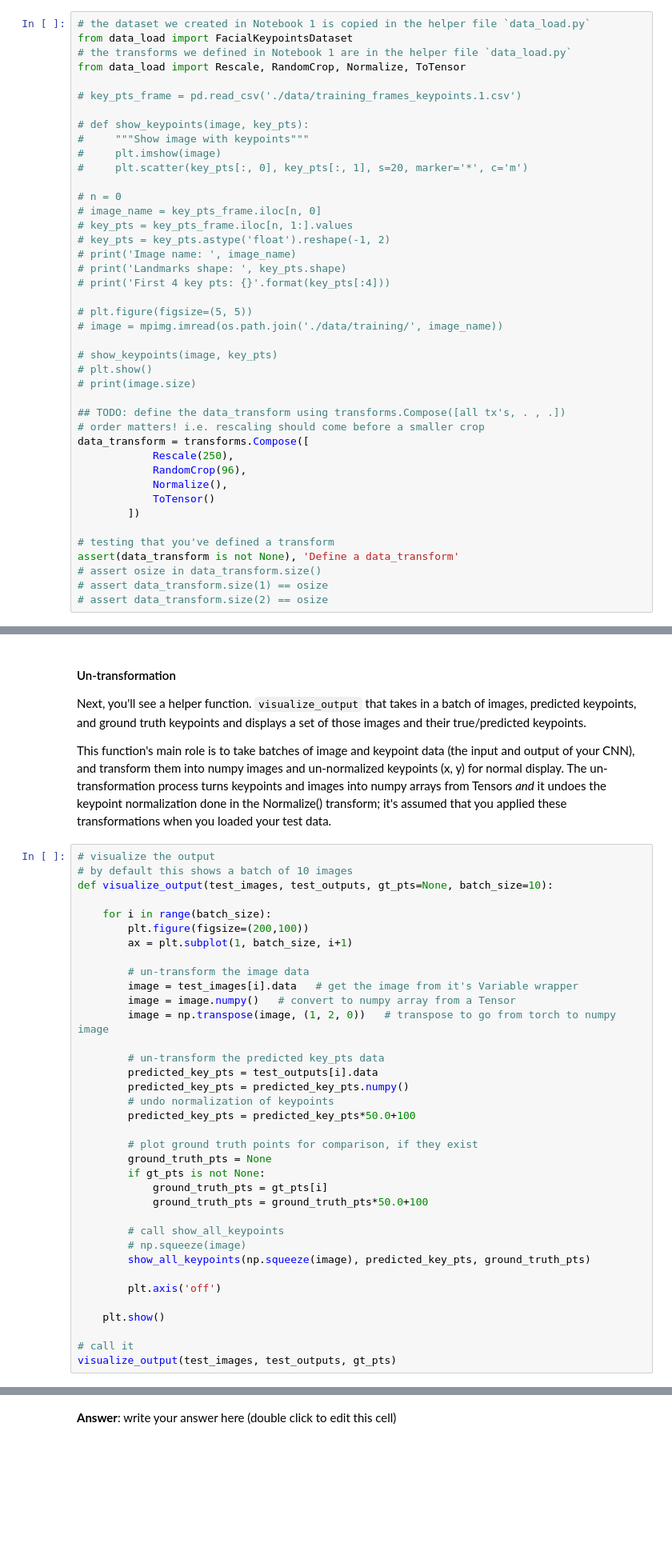
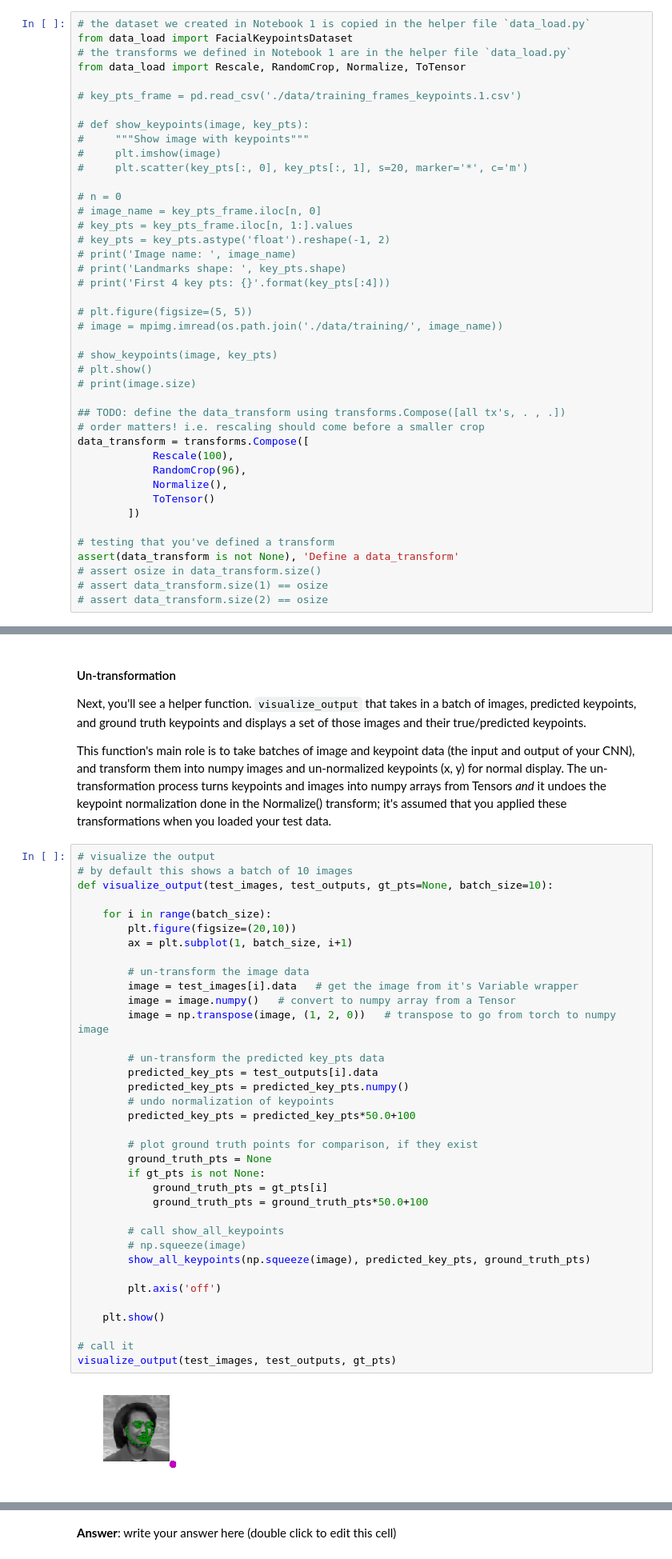
Before and after one commit to RaiseSteyx/FacialKeyPointDetection, a Jupyter notebook: 2. Define the Network Architecture.ipynb, the cells around one changed output, grey strips where cells are left out. Shown at 80% size. Drawn from its saved outputs; the diff is of its cells as text; blank space fills up the shorter version.

```diff
--- a/2. Define the Network Architecture.ipynb
+++ b/2. Define the Network Architecture.ipynb
@@ -175,7 +177,7 @@ from data_load import Rescale, RandomCrop, Normalize, ToTensor
 ## TODO: define the data_transform using transforms.Compose([all tx's, . , .])
 # order matters! i.e. rescaling should come before a smaller crop
 data_transform = transforms.Compose([
-            Rescale(250),
+            Rescale(100),
             RandomCrop(96),
             Normalize(),
             ToTensor()
@@ -328,33 +332,35 @@ This function's main role is to take batches of image and keypoint data (the inp
 def visualize_output(test_images, test_outputs, gt_pts=None, batch_size=10):
 
     for i in range(batch_size):
-        plt.figure(figsize=(200,100))
+        plt.figure(figsize=(20,10))
         ax = plt.subplot(1, batch_size, i+1)
 
         # un-transform the image data
         image = test_images[i].data   # get the image from it's Variable wrapper
         image = image.numpy()   # convert to numpy array from a Tensor
         image = np.transpose(image, (1, 2, 0))   # transpose to go from torch to numpy image
 
         # un-transform the predicted key_pts data
         predicted_key_pts = test_outputs[i].data
         predicted_key_pts = predicted_key_pts.numpy()
         # undo normalization of keypoints
         predicted_key_pts = predicted_key_pts*50.0+100
 
         # plot ground truth points for comparison, if they exist
         ground_truth_pts = None
         if gt_pts is not None:
             ground_truth_pts = gt_pts[i]
             ground_truth_pts = ground_truth_pts*50.0+100
 
         # call show_all_keypoints
         # np.squeeze(image)
         show_all_keypoints(np.squeeze(image), predicted_key_pts, ground_truth_pts)
 
         plt.axis('off')
 
     plt.show()
 
 # call it
 visualize_output(test_images, test_outputs, gt_pts)
+# %% [output]
+[figure, added]
```
Also changed, not shown: parts of 9 cells of this notebook, 1 other file.
